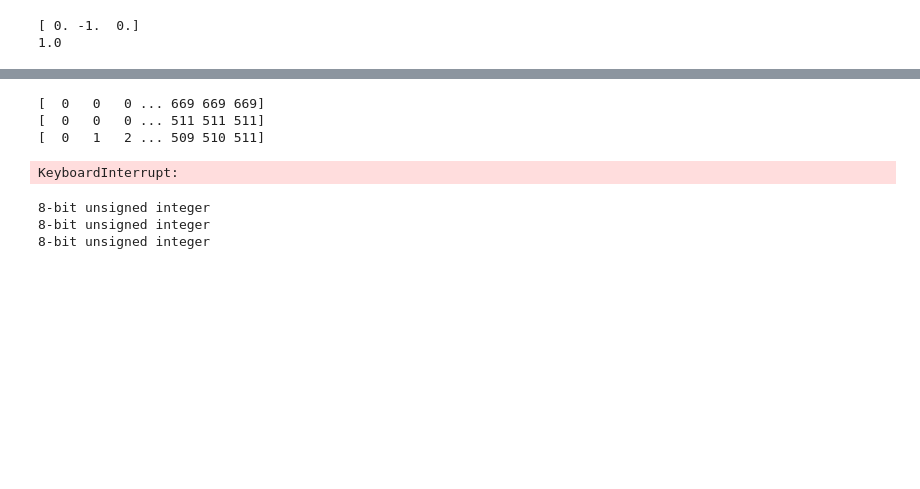
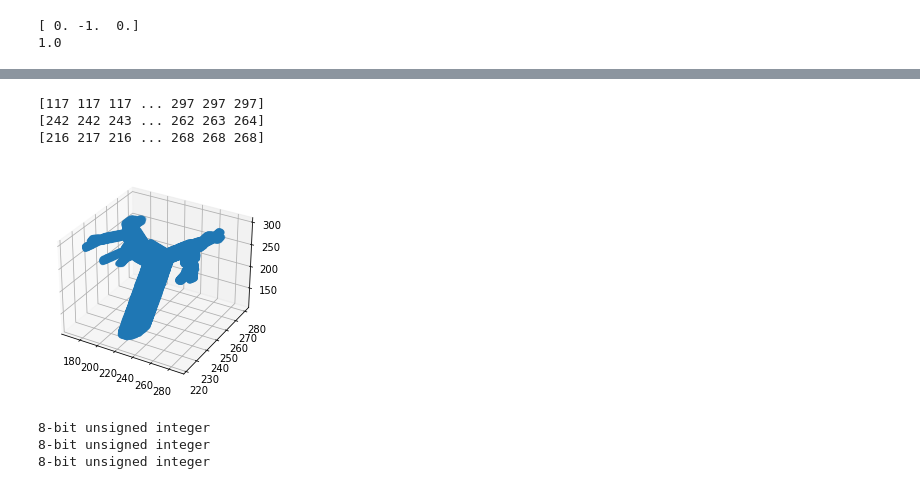
Before and after one commit to s-n-naik/airway_exploration, a Jupyter notebook: mask_calculations.ipynb, the cells around one changed output, grey strips where cells are left out. Saved outputs shown, nothing was run; the diff lists cells and outputs as text; code cells hidden in the pictures; blank space fills up the shorter version.

```diff
--- a/mask_calculations.ipynb
+++ b/mask_calculations.ipynb
@@ -610,21 +620,21 @@ interactive(children=(IntSlider(value=255, description='x', max=511), IntSlider(
 # %%
 
 fig=plt.figure()
 ax = fig.add_subplot(projection='3d')
-xs, ys, zs = np.where(image==0)
+xs, ys, zs = np.where(image==255)
 print(xs)
 print(ys)
 print(zs)
 # ax.set_xlim(0, image.shape[0])
 # ax.set_ylim(0, image.shape[1])
 # ax.set_zlim(0, image.shape[2])
-ax.scatter(zs, xs, ys)
+ax.scatter(zs, ys, xs)
 plt.show()
 # %% [output]
-[  0   0   0 ... 669 669 669]
-[  0   0   0 ... 511 511 511]
-[  0   1   2 ... 509 510 511]
+[117 117 117 ... 297 297 297]
+[242 242 243 ... 262 263 264]
+[216 217 216 ... 268 268 268]
-KeyboardInterrupt:
+[figure, added]
 # %%
 print(aw_img.GetPixelIDTypeAsString())
 print(lung_img.GetPixelIDTypeAsString())
```
Also changed, not shown: parts of 17 cells of this notebook.
